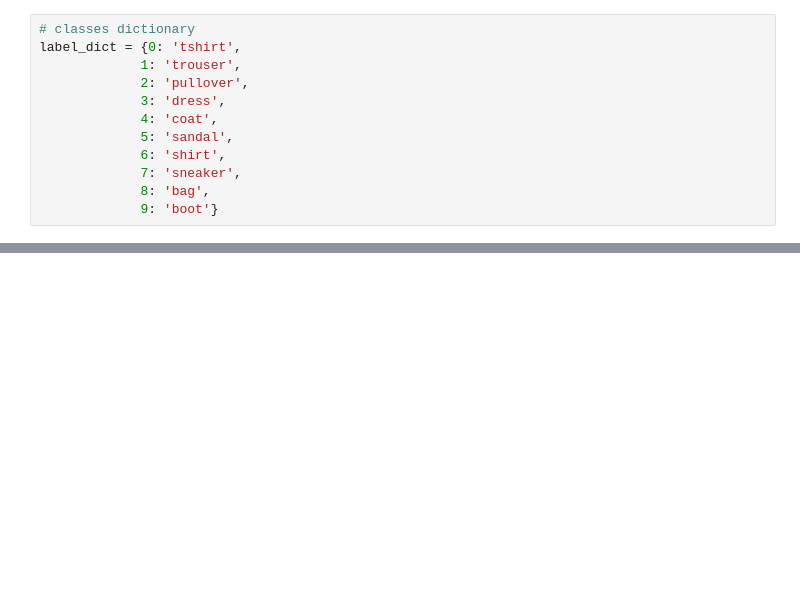
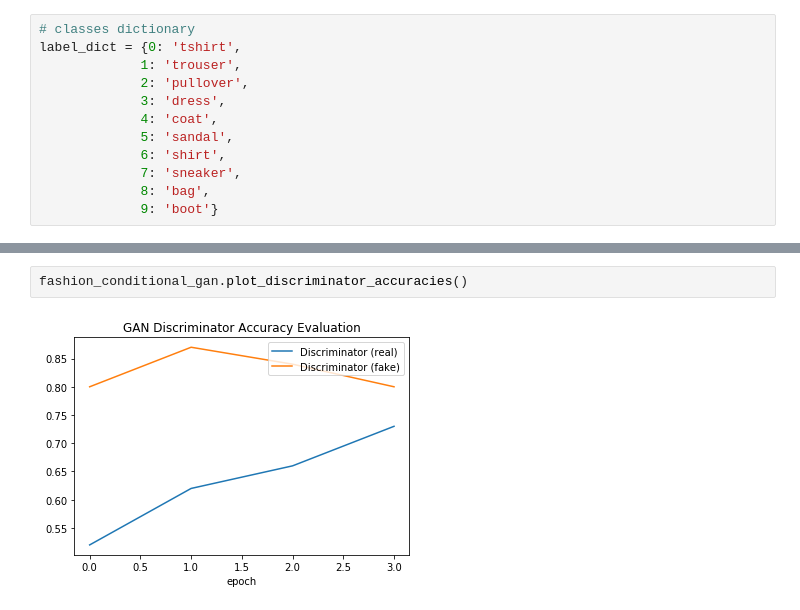
Before and after one commit to FlipWebApps/computer-vision-playground, a Jupyter notebook: GAN/Conditional GAN FMNIST.ipynb, the cells around one changed output, grey strips where cells are left out. Cells and saved outputs as stored; diff of their text form; blank space fills up the shorter version.

```diff
--- a/GAN/Conditional GAN FMNIST.ipynb
+++ b/GAN/Conditional GAN FMNIST.ipynb
@@ -365,0 +339,4 @@ plot_gan_losses(g_loss, d_loss)
+# %%
+fashion_conditional_gan.plot_discriminator_accuracies()
+# %% [output]
+[figure, added]
```
Also changed, not shown: parts of 17 cells of this notebook.
